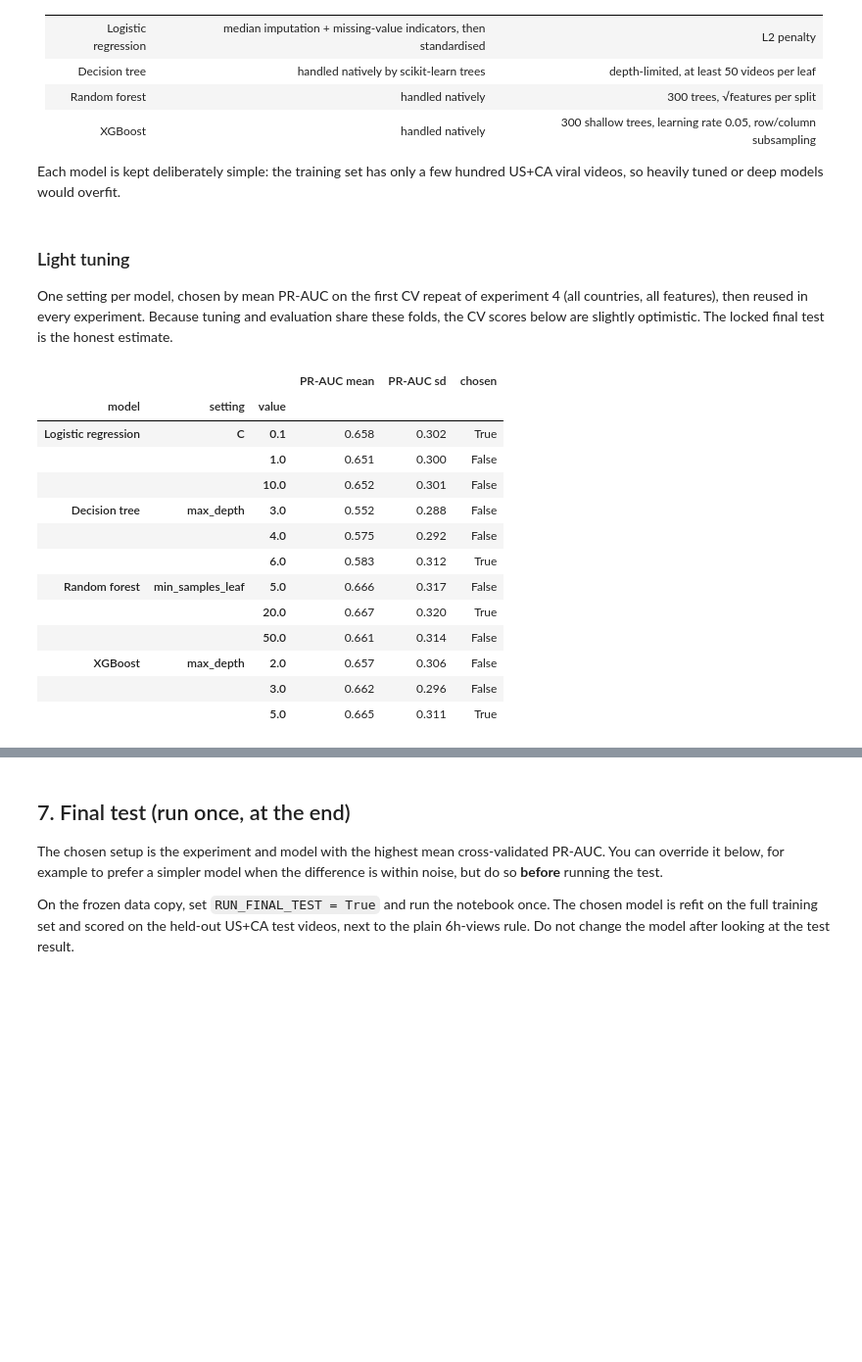
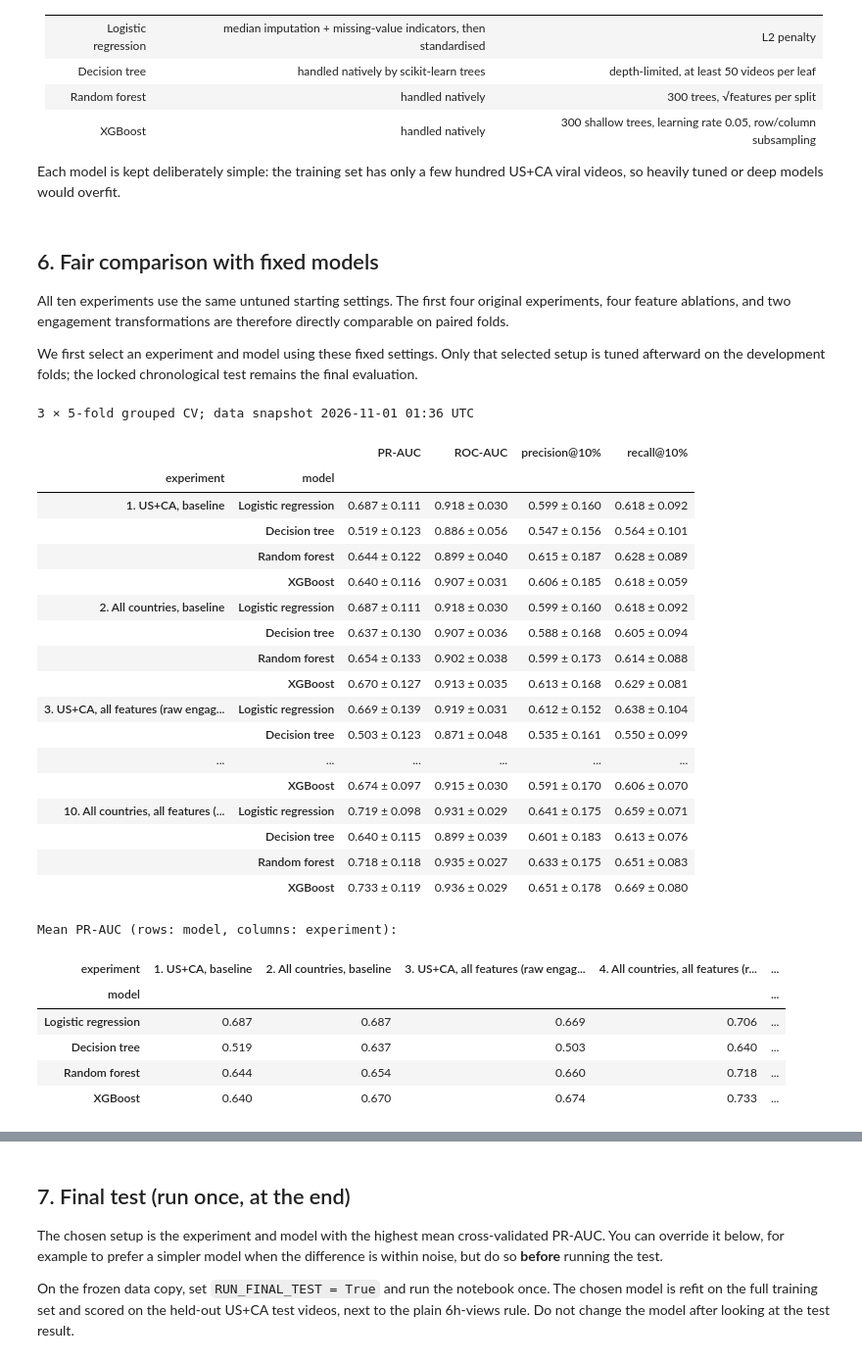
Before and after one commit to Erdos-Projects/fall-2026-viral-videos, a Jupyter notebook: Modelling.ipynb, the cells around one changed output, grey strips where cells are left out. Shown at 98% size. Drawn from its saved outputs; the diff is of its cells as text; code cells hidden in the pictures; blank space fills up the shorter version.

```diff
--- a/Modelling.ipynb
+++ b/Modelling.ipynb
@@ -228,8 +289,14 @@ All four are scored on the same US+CA validation folds:
 EXPERIMENTS = {
     "1. US+CA, baseline": ("US+CA", BASELINE_FEATURES),
     "2. All countries, baseline": ("All countries", BASELINE_FEATURES),
-    "3. US+CA, all features": ("US+CA", ALL_FEATURES),
-    "4. All countries, all features": ("All countries", ALL_FEATURES),
+    "3. US+CA, all features (raw engagement)": ("US+CA", ALL_FEATURES),
+    "4. All countries, all features (raw engagement)": ("All countries", ALL_FEATURES),
+    "5. US+CA, metadata only": ("US+CA", METADATA_FEATURES),
+    "6. All countries, metadata only": ("All countries", METADATA_FEATURES),
+    "7. US+CA, no view features": ("US+CA", NO_VIEW_FEATURES),
+    "8. All countries, no view features": ("All countries", NO_VIEW_FEATURES),
+    "9. US+CA, all features (log1p engagement)": ("US+CA", ALL_FEATURES_LOG),
+    "10. All countries, all features (log1p engagement)": ("All countries", ALL_FEATURES_LOG),
 }
 
 def training_rows(frame, population):
@@ -309,42 +396,43 @@ BASE_MODELS = {
 }
 MODEL_COLORS = dict(zip(BASE_MODELS, ["#2a78d6", "#eb6834", "#1baf7a", "#eda100"]))
 # %% [markdown]
-### Light tuning
+## 6. Fair comparison with fixed models
 
-One setting per model, chosen by mean PR-AUC on the first CV repeat of experiment 4 (all countries, all features), then reused in every experiment. Because tuning and evaluation share these folds, the CV scores below are slightly optimistic. The locked final test is the honest estimate.
+All ten experiments use the same untuned starting settings. The first four original experiments, four feature ablations, and two engagement transformations are therefore directly comparable on paired folds.
+
+We first select an experiment and model using these fixed settings. Only that selected setup is tuned afterward on the development folds; the locked chronological test remains the final evaluation.
 # %%
-TUNING_GRID = {
-    "Logistic regression": ("logisticregression__C", [0.1, 1.0, 10.0]),
-    "Decision tree": ("max_depth", [3, 4, 6]),
-    "Random forest": ("min_samples_leaf", [5, 20, 50]),
-    "XGBoost": ("max_depth", [2, 3, 5]),
-}
-TUNE_ON = "4. All countries, all features"
+cv_results = run_experiments(BASE_MODELS)
+print(f"{N_REPEATS} × {N_SPLITS}-fold grouped CV; data snapshot {data.snapshot_at:%Y-%m-%d %H:%M} UTC")
+display(summarize(cv_results))
 
-MODELS, tuning_rows = {}, []
-for name, (param, values) in TUNING_GRID.items():
-    variants = {f"{name}: {v}": clone(BASE_MODELS[name]).set_params(**{param: v}) for v in values}
-    tuned = run_experiments(variants, experiments={TUNE_ON: EXPERIMENTS[TUNE_ON]}, n_repeats=1)
-    stats = tuned.groupby("model", sort=False)["PR-AUC"].agg(["mean", "std"])
-    best = values[int(np.argmax(stats["mean"].to_numpy()))]
-    MODELS[name] = clone(BASE_MODELS[name]).set_params(**{param: best})
-    tuning_rows += [{"model": name, "setting": param.split("__")[-1], "value": v,
-                     "PR-AUC mean": m, "PR-AUC sd": s, "chosen": v == best}
-                    for v, (m, s) in zip(values, stats.to_numpy())]
-display(pd.DataFrame(tuning_rows).set_index(["model", "setting", "value"]).round(3))
+print("Mean PR-AUC (rows: model, columns: experiment):")
+display(cv_results.pivot_table(index="model", columns="experiment", values="PR-AUC", sort=False).round(3))
 # %% [output]
+3 × 5-fold grouped CV; data snapshot 2026-11-01 01:36 UTC
-|  |  |  | PR-AUC mean | PR-AUC sd | chosen |
-| model | setting | value |  |  |  |
-| Logistic regression | C | 0.1 | 0.658 | 0.302 | True |
-|  |  | 1.0 | 0.651 | 0.300 | False |
-|  |  | 10.0 | 0.652 | 0.301 | False |
-| Decision tree | max_depth | 3.0 | 0.552 | 0.288 | False |
-|  |  | 4.0 | 0.575 | 0.292 | False |
-|  |  | 6.0 | 0.583 | 0.312 | True |
-| Random forest | min_samples_leaf | 5.0 | 0.666 | 0.317 | False |
-|  |  | 20.0 | 0.667 | 0.320 | True |
-|  |  | 50.0 | 0.661 | 0.314 | False |
-| XGBoost | max_depth | 2.0 | 0.657 | 0.306 | False |
-|  |  | 3.0 | 0.662 | 0.296 | False |
-|  |  | 5.0 | 0.665 | 0.311 | True |
+|  |  | PR-AUC | ROC-AUC | precision@10% | recall@10% |
+| experiment | model |  |  |  |  |
+| 1. US+CA, baseline | Logistic regression | 0.687 ± 0.111 | 0.918 ± 0.030 | 0.599 ± 0.160 | 0.618 ± 0.092 |
+|  | Decision tree | 0.519 ± 0.123 | 0.886 ± 0.056 | 0.547 ± 0.156 | 0.564 ± 0.101 |
+|  | Random forest | 0.644 ± 0.122 | 0.899 ± 0.040 | 0.615 ± 0.187 | 0.628 ± 0.089 |
+|  | XGBoost | 0.640 ± 0.116 | 0.907 ± 0.031 | 0.606 ± 0.185 | 0.618 ± 0.059 |
+| 2. All countries, baseline | Logistic regression | 0.687 ± 0.111 | 0.918 ± 0.030 | 0.599 ± 0.160 | 0.618 ± 0.092 |
+|  | Decision tree | 0.637 ± 0.130 | 0.907 ± 0.036 | 0.588 ± 0.168 | 0.605 ± 0.094 |
+|  | Random forest | 0.654 ± 0.133 | 0.902 ± 0.038 | 0.599 ± 0.173 | 0.614 ± 0.088 |
+|  | XGBoost | 0.670 ± 0.127 | 0.913 ± 0.035 | 0.613 ± 0.168 | 0.629 ± 0.081 |
+| 3. US+CA, all features (raw engag... | Logistic regression | 0.669 ± 0.139 | 0.919 ± 0.031 | 0.612 ± 0.152 | 0.638 ± 0.104 |
+|  | Decision tree | 0.503 ± 0.123 | 0.871 ± 0.048 | 0.535 ± 0.161 | 0.550 ± 0.099 |
+| ... | ... | ... | ... | ... | ... |
+|  | XGBoost | 0.674 ± 0.097 | 0.915 ± 0.030 | 0.591 ± 0.170 | 0.606 ± 0.070 |
+| 10. All countries, all features (... | Logistic regression | 0.719 ± 0.098 | 0.931 ± 0.029 | 0.641 ± 0.175 | 0.659 ± 0.071 |
+|  | Decision tree | 0.640 ± 0.115 | 0.899 ± 0.039 | 0.601 ± 0.183 | 0.613 ± 0.076 |
+|  | Random forest | 0.718 ± 0.118 | 0.935 ± 0.027 | 0.633 ± 0.175 | 0.651 ± 0.083 |
+|  | XGBoost | 0.733 ± 0.119 | 0.936 ± 0.029 | 0.651 ± 0.178 | 0.669 ± 0.080 |
+Mean PR-AUC (rows: model, columns: experiment):
+| experiment | 1. US+CA, baseline | 2. All countries, baseline | 3. US+CA, all features (raw engag... | 4. All countries, all features (r... | ... |
+| model |  |  |  |  | ... |
+| Logistic regression | 0.687 | 0.687 | 0.669 | 0.706 | ... |
+| Decision tree | 0.519 | 0.637 | 0.503 | 0.640 | ... |
+| Random forest | 0.644 | 0.654 | 0.660 | 0.718 | ... |
+| XGBoost | 0.640 | 0.670 | 0.674 | 0.733 | ... |
 # %% [markdown]
```
Also changed, not shown: parts of 20 cells of this notebook, 2 other files.
